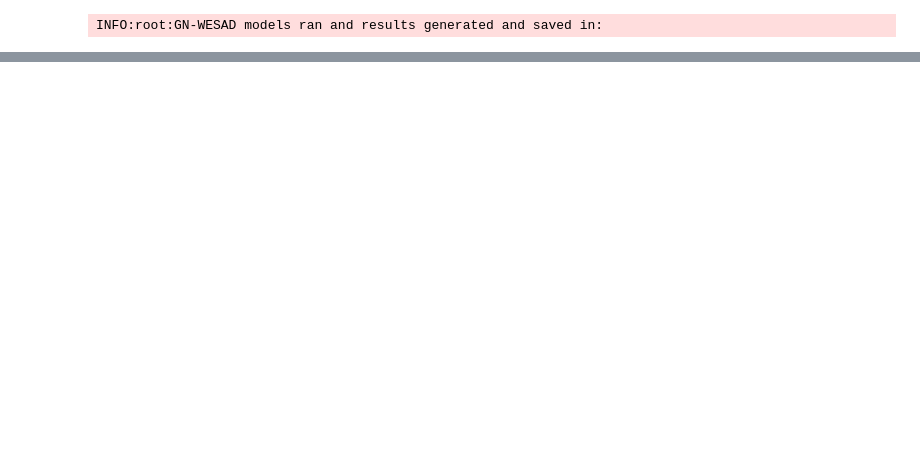
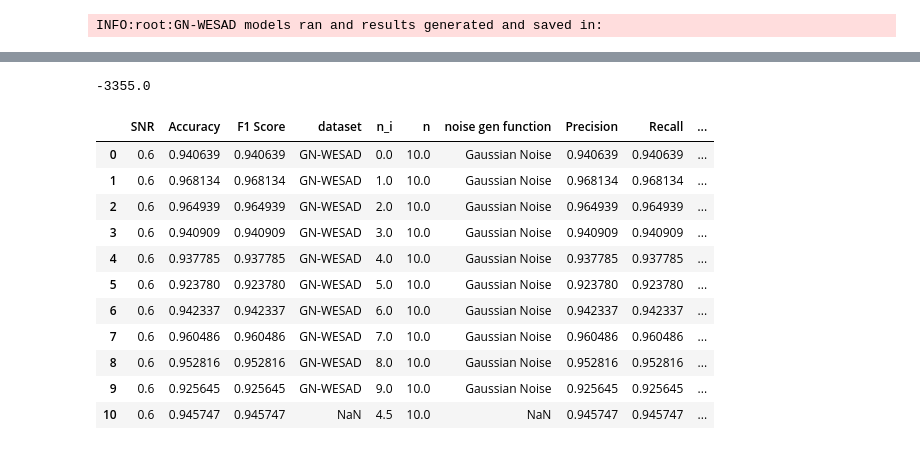
Before and after one commit to AbdulAlkurdi/anxietyFB, a Jupyter notebook: fb_code/fb_testing.ipynb, the cells around one changed output, grey strips where cells are left out. Drawn from its saved outputs; the diff is of its cells as text; code cells hidden in the pictures; blank space fills up the shorter version.

```diff
--- a/fb_code/fb_testing.ipynb
+++ b/fb_code/fb_testing.ipynb
@@ -320,0 +332,4 @@ now
+# %%
+print(matrix[0][0]-matrix[0][1])
+# %% [output]
+-3355.0
@@ -320,0 +343,46 @@ now
+# %%
+import pandas as pd
+df = pd.DataFrame({
+    'SNR': [0.6]*10,
+    'Accuracy': [0.940639, 0.968134, 0.964939, 0.940909, 0.937785, 0.923780, 0.942337, 0.960486, 0.952816, 0.925645],
+    'F1 Score': [0.940639, 0.968134, 0.964939, 0.940909, 0.937785, 0.923780, 0.942337, 0.960486, 0.952816, 0.925645],
+    'dataset': ['GN-WESAD']*10,
+    'n_i': list(range(10)),
+    'n': [10]*10,
+    'noise gen function': ['Gaussian Noise']*10,
+    'Precision': [0.940639, 0.968134, 0.964939, 0.940909, 0.937785, 0.923780, 0.942337, 0.960486, 0.952816, 0.925645],
+    'Recall': [0.940639, 0.968134, 0.964939, 0.940909, 0.937785, 0.923780, 0.942337, 0.960486, 0.952816, 0.925645],
+    'Model': ['DT']*10
+})
+
+# Example Series
+series = pd.Series({
+    'SNR': 0.600000,
+    'Accuracy': 0.945747,
+    'F1 Score': 0.945747,
+    'n_i': 4.500000,
+    'n': 10.000000,
+    'Precision': 0.945747,
+    'Recall': 0.945747
+}, name='SNR 0.6 Model DT mean')
+
+# Convert the series to a DataFrame
+series_df = series.to_frame().T
+
+# Append the new DataFrame to the existing one
+df_combined = pd.concat([df, series_df], ignore_index=True)
+
+display(df_combined)
+# %% [output]
+|  | SNR | Accuracy | F1 Score | dataset | n_i | n | noise gen function | Precision | Recall | ... |
+| 0 | 0.6 | 0.940639 | 0.940639 | GN-WESAD | 0.0 | 10.0 | Gaussian Noise | 0.940639 | 0.940639 | ... |
+| 1 | 0.6 | 0.968134 | 0.968134 | GN-WESAD | 1.0 | 10.0 | Gaussian Noise | 0.968134 | 0.968134 | ... |
+| 2 | 0.6 | 0.964939 | 0.964939 | GN-WESAD | 2.0 | 10.0 | Gaussian Noise | 0.964939 | 0.964939 | ... |
+| 3 | 0.6 | 0.940909 | 0.940909 | GN-WESAD | 3.0 | 10.0 | Gaussian Noise | 0.940909 | 0.940909 | ... |
+| 4 | 0.6 | 0.937785 | 0.937785 | GN-WESAD | 4.0 | 10.0 | Gaussian Noise | 0.937785 | 0.937785 | ... |
+| 5 | 0.6 | 0.923780 | 0.923780 | GN-WESAD | 5.0 | 10.0 | Gaussian Noise | 0.923780 | 0.923780 | ... |
+| 6 | 0.6 | 0.942337 | 0.942337 | GN-WESAD | 6.0 | 10.0 | Gaussian Noise | 0.942337 | 0.942337 | ... |
+| 7 | 0.6 | 0.960486 | 0.960486 | GN-WESAD | 7.0 | 10.0 | Gaussian Noise | 0.960486 | 0.960486 | ... |
+| 8 | 0.6 | 0.952816 | 0.952816 | GN-WESAD | 8.0 | 10.0 | Gaussian Noise | 0.952816 | 0.952816 | ... |
+| 9 | 0.6 | 0.925645 | 0.925645 | GN-WESAD | 9.0 | 10.0 | Gaussian Noise | 0.925645 | 0.925645 | ... |
+| 10 | 0.6 | 0.945747 | 0.945747 | NaN | 4.5 | 10.0 | NaN | 0.945747 | 0.945747 | ... |
```
Also changed, not shown: parts of 38 cells of this notebook.
